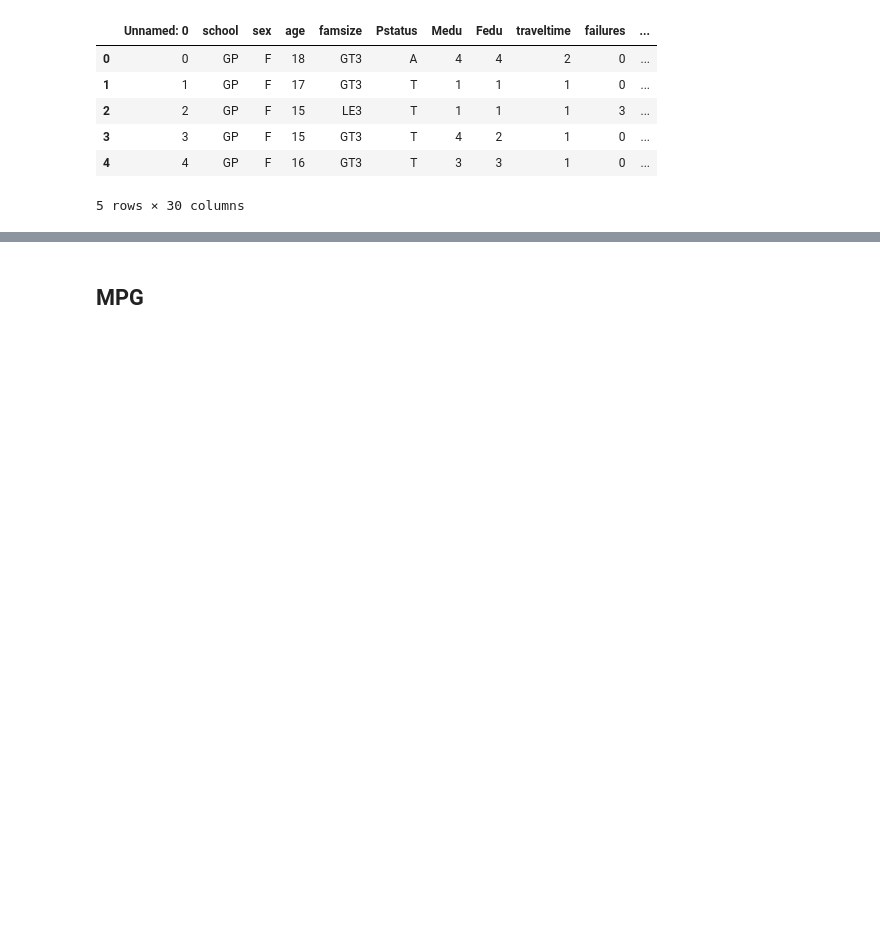
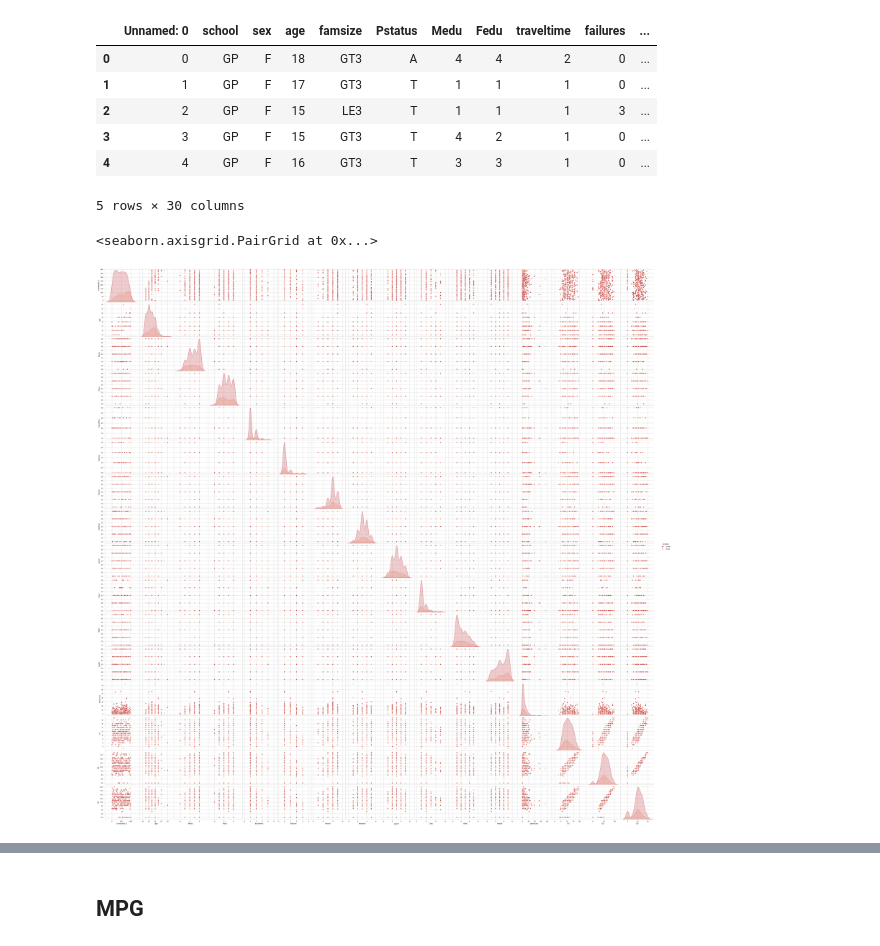
Before and after one commit to SyedaAnoosha/Data-Science-with-Python, a Jupyter notebook: Data Visualization Python/Seaborn/Datasets explored.ipynb, the cells around one changed output, grey strips where cells are left out. Drawn from its saved outputs; the diff is of its cells as text; code cells hidden in the pictures; blank space fills up the shorter version.

```diff
--- a/Data Visualization Python/Seaborn/Datasets explored.ipynb
+++ b/Data Visualization Python/Seaborn/Datasets explored.ipynb
@@ -15,6 +15,11 @@ student_data.head()
 | 3 | 3 | GP | F | 15 | GT3 | T | 4 | 2 | 1 | 0 | ... |
 | 4 | 4 | GP | F | 16 | GT3 | T | 3 | 3 | 1 | 0 | ... |
 5 rows × 30 columns
+# %%
+sns.pairplot(student_data, hue="location")
+# %% [output]
+<seaborn.axisgrid.PairGrid at 0x...>
+[figure, added]
 # %%
 sns.scatterplot(x='absences', y='G3', data=student_data, hue="location", hue_order=['Rural','Urban'])
 plt.show()
```
Also changed, not shown: parts of 19 cells of this notebook.
